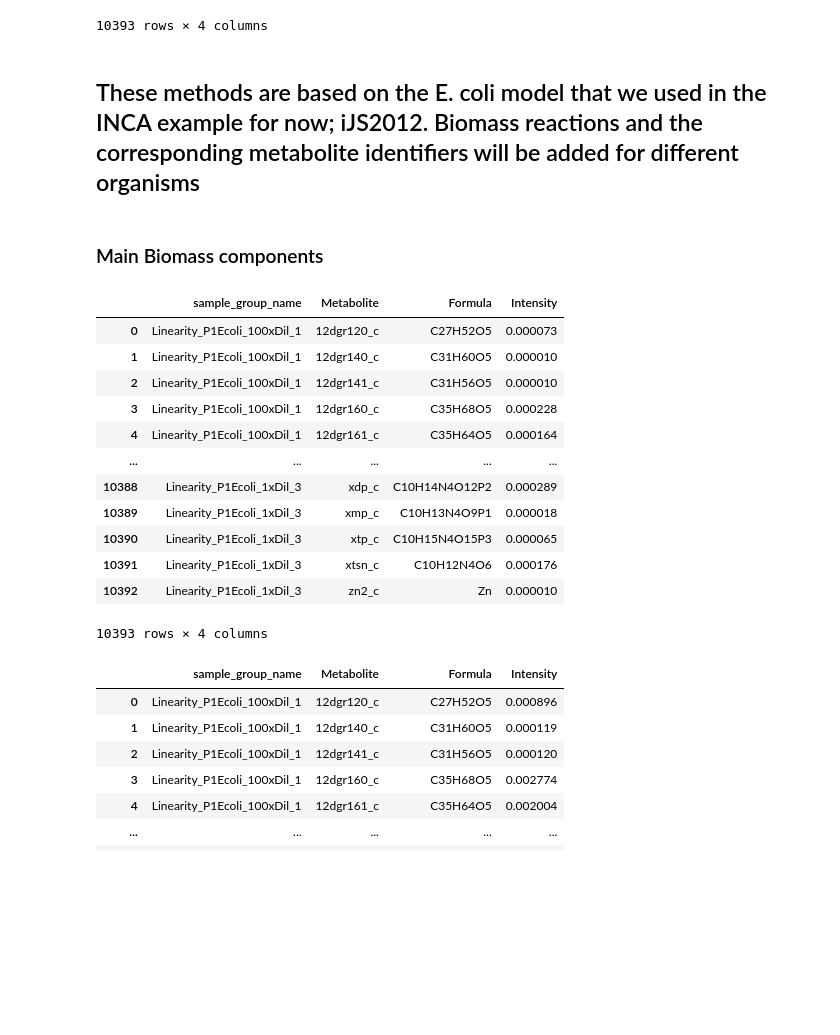
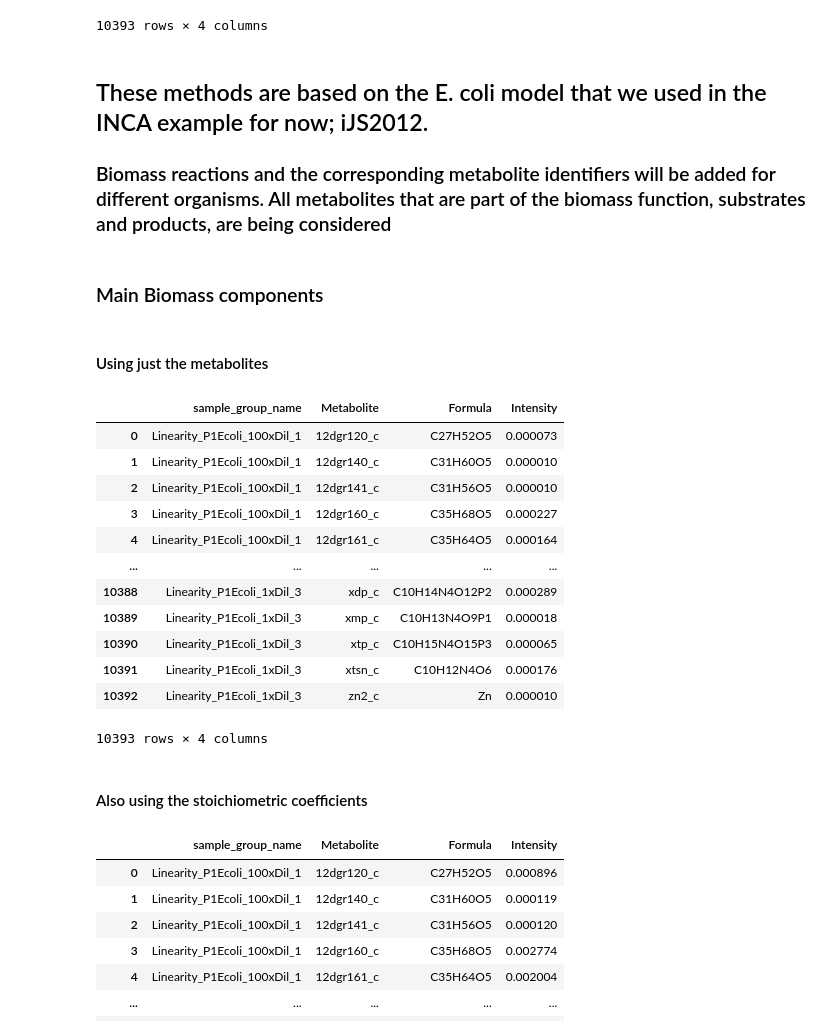
Before and after one commit to AutoFlowResearch/BFAIR, a Jupyter notebook: examples/Normalization_example_notebook.ipynb, the cells around one changed output. Saved outputs shown, nothing was run; the diff lists cells and outputs as text; code cells hidden in the pictures; blank space fills up the shorter version.

```diff
--- a/examples/Normalization_example_notebook.ipynb
+++ b/examples/Normalization_example_notebook.ipynb
@@ -70,7 +78,8 @@ normalization.tsi_norm(intensities_Ecoli, columnname='Intensity')
 | 10392 | Linearity_P1Ecoli_1xDil_3 | zn2_c | Zn | 1.925908e-06 |
 10393 rows × 4 columns
 # %% [markdown]
-## These methods are based on the E. coli model that we used in the INCA example for now; iJS2012. Biomass reactions and the corresponding metabolite identifiers will be added for different organisms
+## These methods are based on the E. coli model that we used in the INCA example for now; iJS2012.
+### Biomass reactions and the corresponding metabolite identifiers will be added for different organisms. All metabolites that are part of the biomass function, substrates and products, are being considered
 # %% [markdown]
 ### Main Biomass components
 # %%
@@ -81,29 +90,26 @@ biomass_mets = ['phe__L_c', 'mlthf_c' ,'oaa_c', 'lys__L_c',
                 'thr_c', 'asp__L_c', 'nadph_c', 'cys__L_c',
                 '3pg_c', 'val__L_c', 'ala__L_c', 'ile__L_c',
                 'asn__L_c', 'his__L_c', 'leu__L_c', 'accoa_c',
-                'arg__L_c', 'pro__L_c', 'trp__L_c']
-biomass_mets_products = ['nadh_c']
+                'arg__L_c', 'pro__L_c', 'trp__L_c', 'nadh_c']
 bm_vals = [0.176, 0.443, 0.34, 0.326, 33.247, 0.205, 0.129,
            0.131, 0.051, 0.146, 0.205, 0.087, 0.25, 0.25, 0.754,
            0.071, 0.083, 0.582, 0.241, 0.229, 5.363, 0.087, 0.619,
            0.402, 0.488, 0.276, 0.229, 0.09, 0.428, 2.51, 0.281,
-           0.21, 0.054]
-bm_vals_products = [1.455]
+           0.21, 0.054, -1.455]
 biomass_value = 39.68
-biomass_substrate_df = pd.DataFrame()
-biomass_product_df = pd.DataFrame()
-biomass_substrate_df['Metabolite'] = biomass_mets
-biomass_substrate_df['Value'] = bm_vals
-biomass_product_df['Metabolite'] = biomass_mets_products
-biomass_product_df['Value'] = bm_vals_products
+biomass_df = pd.DataFrame()
+biomass_df['Metabolite'] = biomass_mets
+biomass_df['Value'] = bm_vals
+# %% [markdown]
+#### Using just the metabolites
 # %%
-normalization.lim_tsi_norm(biomass_substrate_df, intensities_Ecoli, lim_type='biomass', columnname='Intensity')
+normalization.lim_tsi_norm(biomass_df['Metabolite'], intensities_Ecoli, columnname='Intensity')
 # %% [output]
 |  | sample_group_name | Metabolite | Formula | Intensity |
 | 0 | Linearity_P1Ecoli_100xDil_1 | 12dgr120_c | C27H52O5 | 0.000073 |
 | 1 | Linearity_P1Ecoli_100xDil_1 | 12dgr140_c | C31H60O5 | 0.000010 |
 | 2 | Linearity_P1Ecoli_100xDil_1 | 12dgr141_c | C31H56O5 | 0.000010 |
-| 3 | Linearity_P1Ecoli_100xDil_1 | 12dgr160_c | C35H68O5 | 0.000228 |
+| 3 | Linearity_P1Ecoli_100xDil_1 | 12dgr160_c | C35H68O5 | 0.000227 |
 | 4 | Linearity_P1Ecoli_100xDil_1 | 12dgr161_c | C35H64O5 | 0.000164 |
 | ... | ... | ... | ... | ... |
 | 10388 | Linearity_P1Ecoli_1xDil_3 | xdp_c | C10H14N4O12P2 | 0.000289 |
@@ -112,4 +118,6 @@ normalization.lim_tsi_norm(biomass_substrate_df, intensities_Ecoli, lim_type='bi
 | 10391 | Linearity_P1Ecoli_1xDil_3 | xtsn_c | C10H12N4O6 | 0.000176 |
 | 10392 | Linearity_P1Ecoli_1xDil_3 | zn2_c | Zn | 0.000010 |
 10393 rows × 4 columns
+# %% [markdown]
+#### Also using the stoichiometric coefficients
 # %%
```
Also changed, not shown: parts of 4 cells of this notebook, 4 other files.
